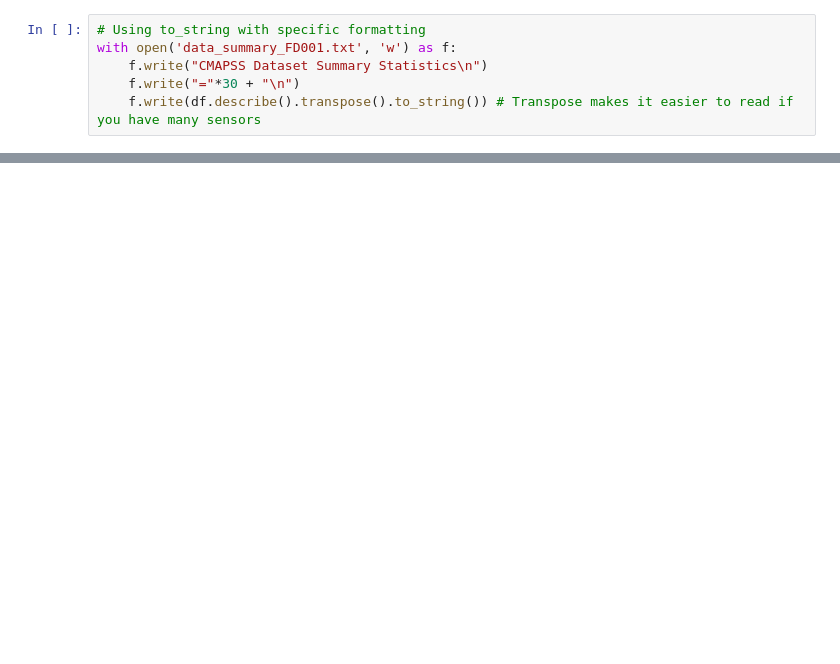
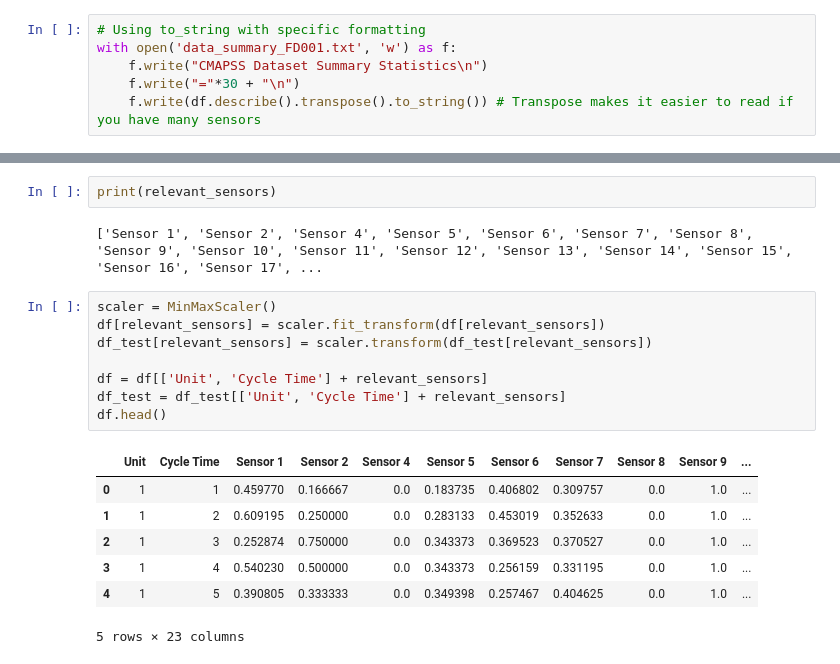
Before and after one commit to RandomKiddo/HackAI2026, a Jupyter notebook: src/Project.ipynb, the cells around one changed output, grey strips where cells are left out. Cells and saved outputs as stored; diff of their text form; blank space fills up the shorter version.

```diff
--- a/src/Project.ipynb
+++ b/src/Project.ipynb
@@ -36,0 +55,20 @@ df.head()
+# %%
+print(relevant_sensors)
+# %% [output]
+['Sensor 1', 'Sensor 2', 'Sensor 4', 'Sensor 5', 'Sensor 6', 'Sensor 7', 'Sensor 8', 'Sensor 9', 'Sensor 10', 'Sensor 11', 'Sensor 12', 'Sensor 13', 'Sensor 14', 'Sensor 15', 'Sensor 16', 'Sensor 17', ...
+# %%
+scaler = MinMaxScaler()
+df[relevant_sensors] = scaler.fit_transform(df[relevant_sensors])
+df_test[relevant_sensors] = scaler.transform(df_test[relevant_sensors])
+
+df = df[['Unit', 'Cycle Time'] + relevant_sensors]
+df_test = df_test[['Unit', 'Cycle Time'] + relevant_sensors]
+df.head()
+# %% [output]
+|  | Unit | Cycle Time | Sensor 1 | Sensor 2 | Sensor 4 | Sensor 5 | Sensor 6 | Sensor 7 | Sensor 8 | Sensor 9 | ... |
+| 0 | 1 | 1 | 0.459770 | 0.166667 | 0.0 | 0.183735 | 0.406802 | 0.309757 | 0.0 | 1.0 | ... |
+| 1 | 1 | 2 | 0.609195 | 0.250000 | 0.0 | 0.283133 | 0.453019 | 0.352633 | 0.0 | 1.0 | ... |
+| 2 | 1 | 3 | 0.252874 | 0.750000 | 0.0 | 0.343373 | 0.369523 | 0.370527 | 0.0 | 1.0 | ... |
+| 3 | 1 | 4 | 0.540230 | 0.500000 | 0.0 | 0.343373 | 0.256159 | 0.331195 | 0.0 | 1.0 | ... |
+| 4 | 1 | 5 | 0.390805 | 0.333333 | 0.0 | 0.349398 | 0.257467 | 0.404625 | 0.0 | 1.0 | ... |
+5 rows × 23 columns
```
Also changed, not shown: parts of 31 cells of this notebook, 5 other files.
